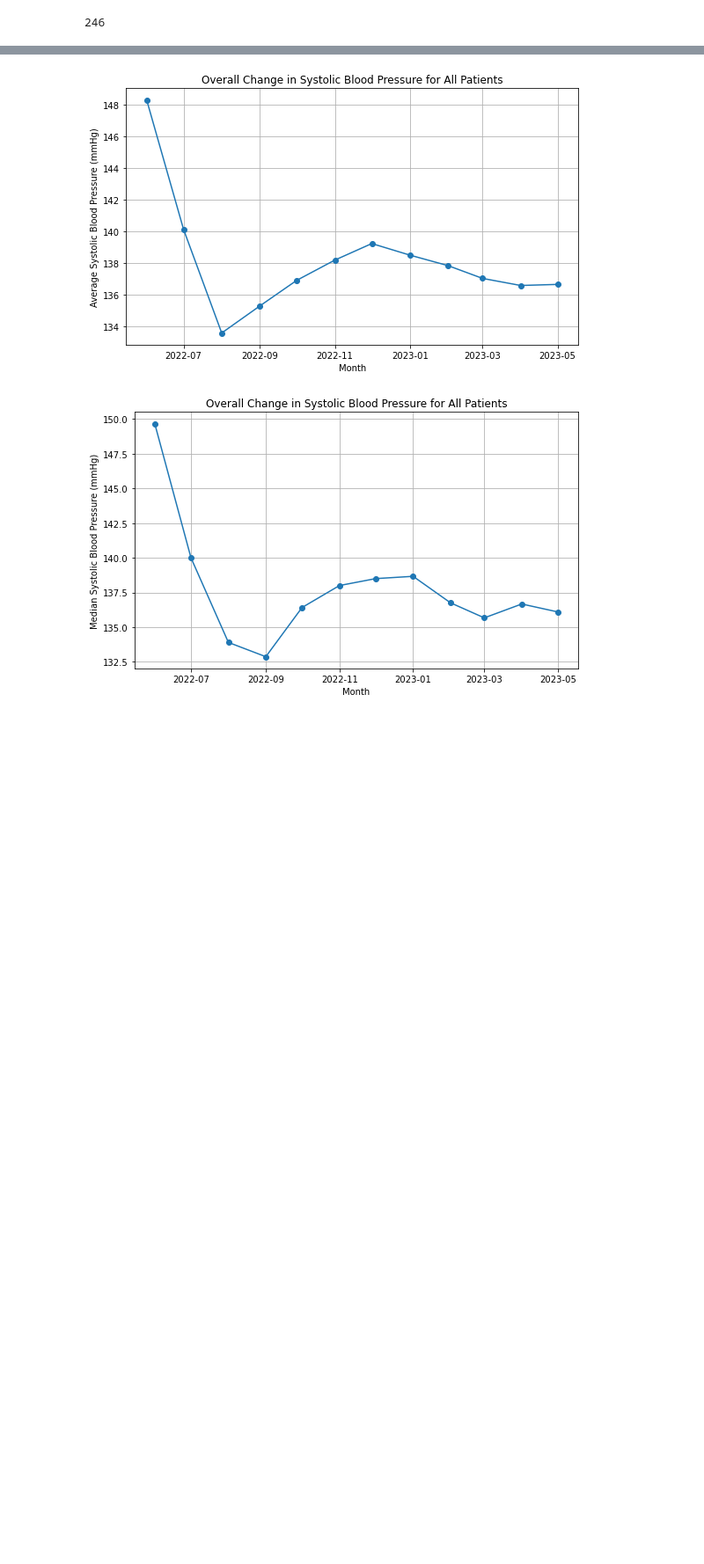
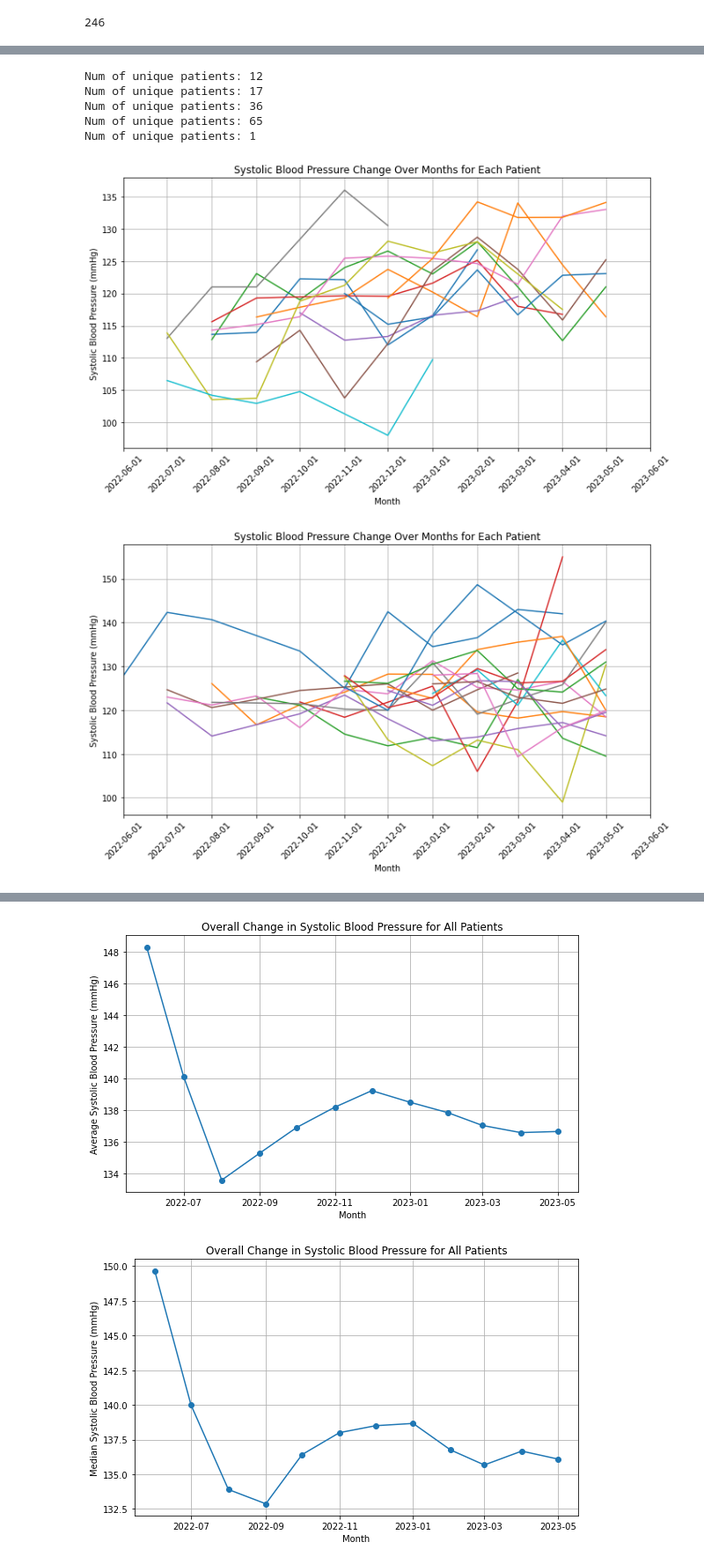
Before and after one commit to ruixuanzheng/iHealthChallenge, a Jupyter notebook: solution.ipynb, the cells around one changed output, grey strips where cells are left out. Shown at 88% size. Cells and saved outputs as stored; diff of their text form; code cells hidden in the pictures; blank space fills up the shorter version.

Commit message:
[feat] code for EDA and initial findings

```diff
--- a/solution.ipynb
+++ b/solution.ipynb
@@ -72,0 +52,7 @@ plt.show()  # Display the plot
+# %%
+initial_records = select_initial_records(
+    df=filtered_sample,
+    groupby_field="memberId",
+    select_field="month",
+    retain_fields=["month", "systolic_mmHg"]
+)
@@ -72,0 +104,3 @@ plt.show()  # Display the plot
+# %%
+# Assign cat to all samples
+cat_sample = filtered_sample.merge(pd.concat(grouped_samples)[["memberId", "systolic_mmHg_range_cat"]], on="memberId", how="left")
@@ -72,0 +122,26 @@ plt.show()  # Display the plot
+# %%
+def plot_patient_trend(df: pd.DataFrame, cat_field_name: str, x_field_name: str, y_field_name: str):
+    for idx, group in df.groupby(cat_field_name):
+        plt.figure(figsize=(10, 6))
+
+        # Get unique patients
+        unique_patients = group['memberId'].unique()
+        print(f"Num of unique patients: {len(unique_patients)}")
+
+        # Plot each patient's trends
+        for patient_id in unique_patients:
+            patient_data = group[group['memberId'] == patient_id]
+            plt.plot(patient_data[x_field_name], patient_data[y_field_name])
+
+        # Adding labels and title
+        plt.xlabel('Month')
+        plt.ylabel('Systolic Blood Pressure (mmHg)')
+        plt.title('Systolic Blood Pressure Change Over Months for Each Patient')
+
+        # set the date limit and interval
+        plt.xlim(pd.Timestamp('2022-06-01'), pd.Timestamp('2023-06-01'))
+        # Set x-axis ticks and labels for monthly intervals
+        plt.xticks(pd.date_range(start='2022-06-01', end='2023-06-01', freq='MS'), rotation=45)
+
+        plt.grid(True)  # Show gridlines
+        plt.tight_layout()
@@ -72,0 +157,16 @@ plt.show()  # Display the plot
+# %%
+# plot for all patients
+plot_patient_trend(
+    cat_sample,
+    cat_field_name="systolic_mmHg_range_cat",
+    x_field_name="month",
+    y_field_name="systolic_mmHg"
+)
+# %% [output]
+Num of unique patients: 12
+Num of unique patients: 17
+Num of unique patients: 36
+Num of unique patients: 65
+Num of unique patients: 1
+[figure, added]
+[figure, added]
```
Also changed, not shown: parts of 43 cells of this notebook.
